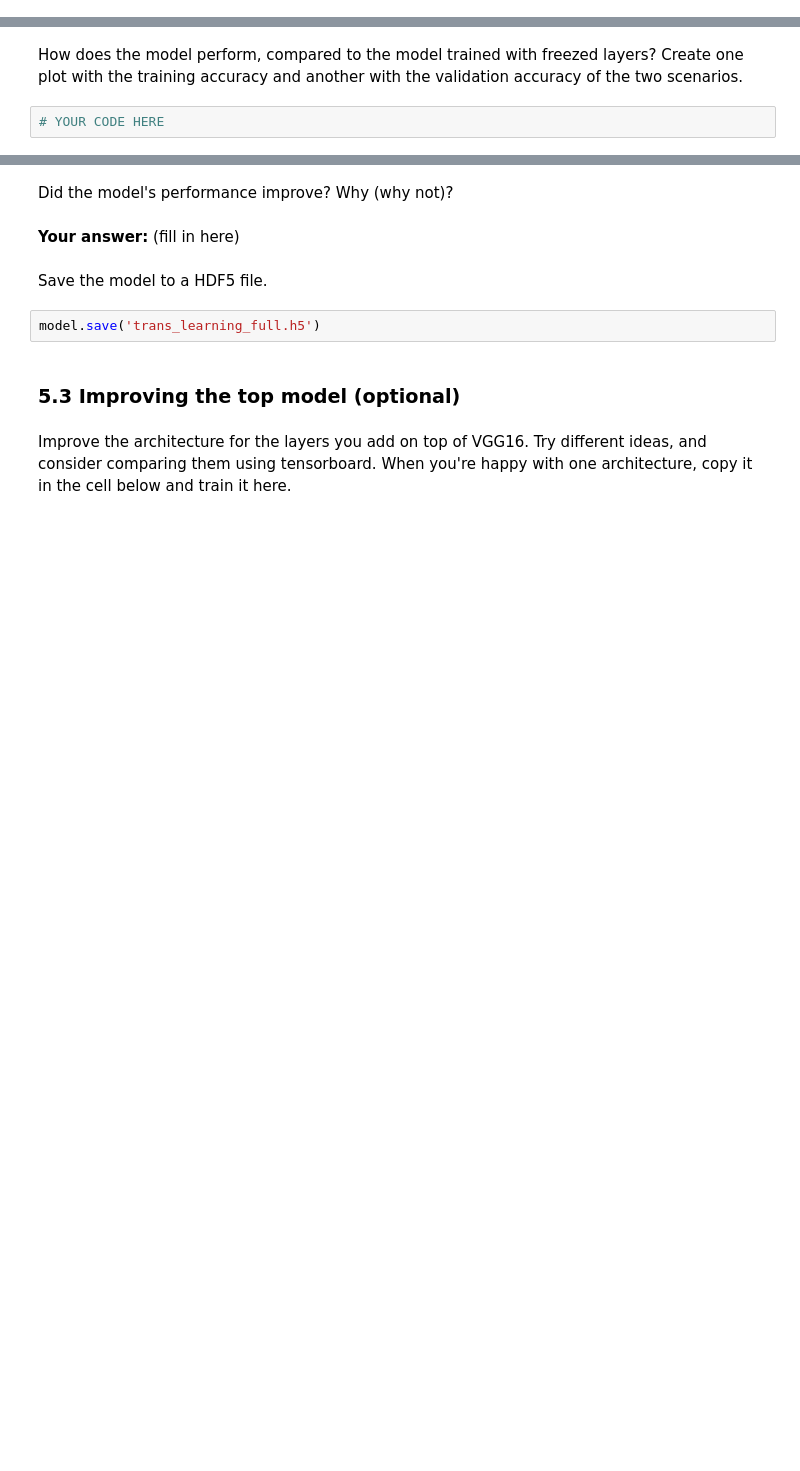
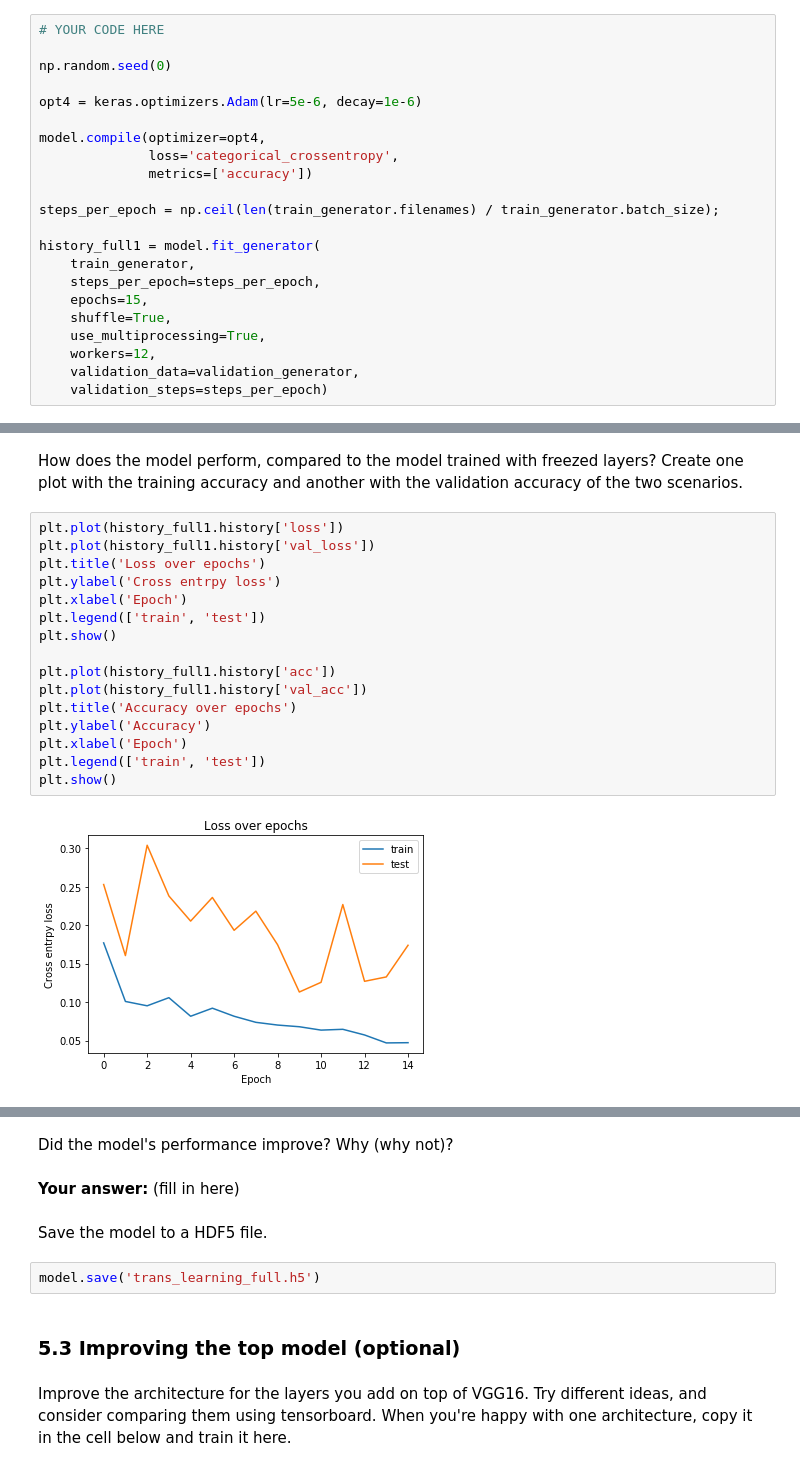
Before and after one commit to axeber01/wasp-dl-ha1, a Jupyter notebook: HA1.ipynb, the cells around one changed output, grey strips where cells are left out. Drawn from its saved outputs; the diff is of its cells as text; blank space fills up the shorter version.

```diff
--- a/HA1.ipynb
+++ b/HA1.ipynb
@@ -590,0 +619,22 @@ Tip:
+# %%
+# YOUR CODE HERE
+
+np.random.seed(0)
+
+opt4 = keras.optimizers.Adam(lr=5e-6, decay=1e-6)
+
+model.compile(optimizer=opt4,
+              loss='categorical_crossentropy',
+              metrics=['accuracy'])
+
+steps_per_epoch = np.ceil(len(train_generator.filenames) / train_generator.batch_size);
+
+history_full1 = model.fit_generator(
+    train_generator,
+    steps_per_epoch=steps_per_epoch,
+    epochs=15,
+    shuffle=True,
+    use_multiprocessing=True,
+    workers=12,
+    validation_data=validation_generator,
+    validation_steps=steps_per_epoch)
@@ -591,4 +660,20 @@ Tip:
 # %% [markdown]
 How does the model perform, compared to the model trained with freezed layers? Create one plot with the training accuracy and another with the validation accuracy of the two scenarios.
-# %%
-# YOUR CODE HERE
+# %%
+plt.plot(history_full1.history['loss'])
+plt.plot(history_full1.history['val_loss'])
+plt.title('Loss over epochs')
+plt.ylabel('Cross entrpy loss')
+plt.xlabel('Epoch')
+plt.legend(['train', 'test'])
+plt.show()
+
+plt.plot(history_full1.history['acc'])
+plt.plot(history_full1.history['val_acc'])
+plt.title('Accuracy over epochs')
+plt.ylabel('Accuracy')
+plt.xlabel('Epoch')
+plt.legend(['train', 'test'])
+plt.show()
+# %% [output]
+[figure, added]
```
Also changed, not shown: parts of 25 cells of this notebook, 2 other files.
